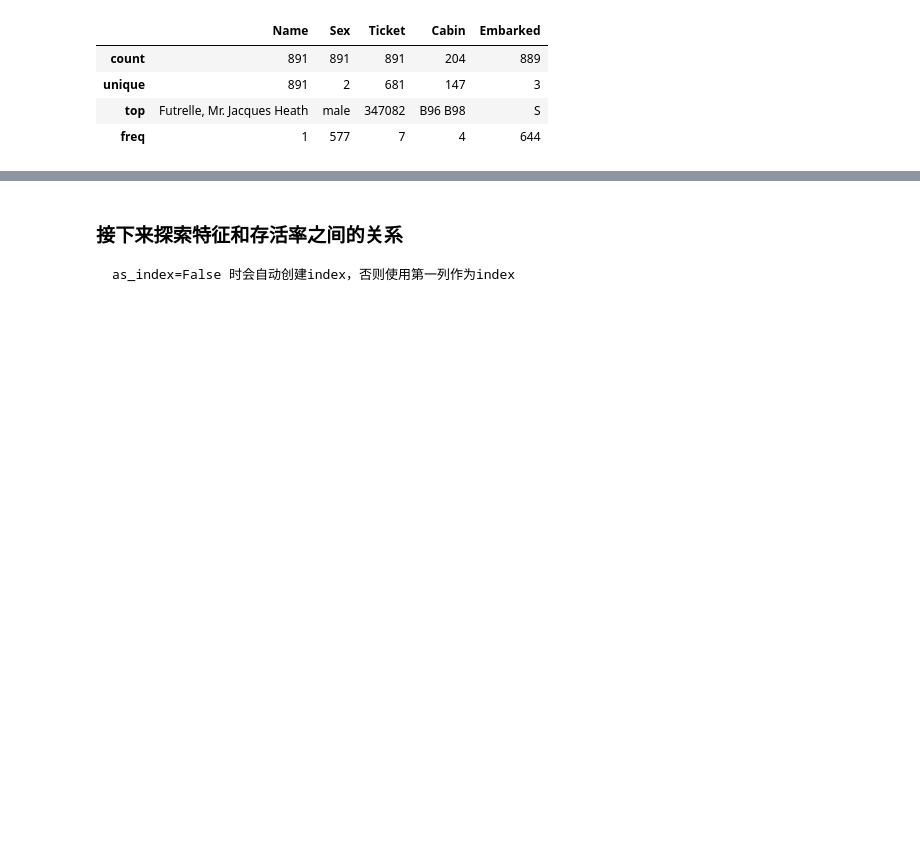
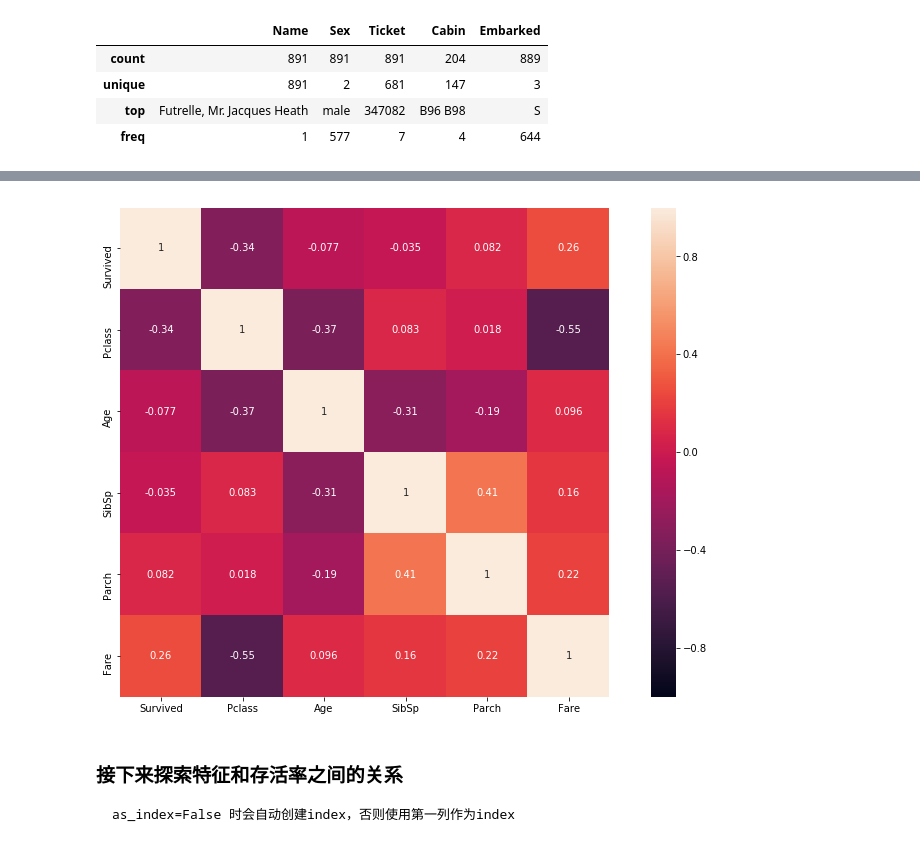
Before and after one commit to OneStepAndTwoSteps/Kaggle-Project, a Jupyter notebook: Titanic Machine Learning from Disaster/Titanic Top4% majority voting [0.82].ipynb, the cells around one changed output, grey strips where cells are left out. Saved outputs shown, nothing was run; the diff lists cells and outputs as text; code cells hidden in the pictures; blank space fills up the shorter version.

```diff
--- a/Titanic Machine Learning from Disaster/Titanic Top4% majority voting [0.82].ipynb
+++ b/Titanic Machine Learning from Disaster/Titanic Top4% majority voting [0.82].ipynb
@@ -87,3 +112,6 @@ train_data.describe(include=['O'])
 | unique | 891 | 2 | 681 | 147 | 3 |
 | top | Futrelle, Mr. Jacques Heath | male | 347082 | B96 B98 | S |
 | freq | 1 | 577 | 7 | 4 | 644 |
+# %%
+train_corr = train_data.drop('PassengerId',axis=1).corr()
+train_corr
@@ -90,3 +126,9 @@ train_data.describe(include=['O'])
+# %%
+# 画出相关性热力图
+a = plt.subplots(figsize=(15,9))#调整画布大小
+a = sns.heatmap(train_corr, vmin=-1, vmax=1 , annot=True , square=True)#画热力图
+# %% [output]
+[figure, added]
 # %% [markdown]
 ### 接下来探索特征和存活率之间的关系
 
```
Also changed, not shown: parts of 13 cells of this notebook, 2 other files.
